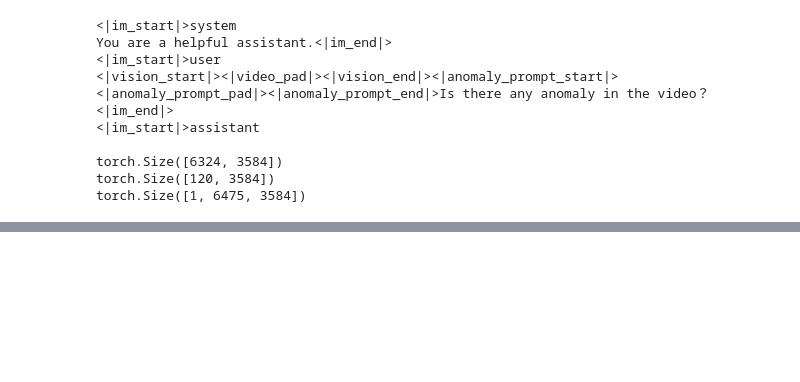
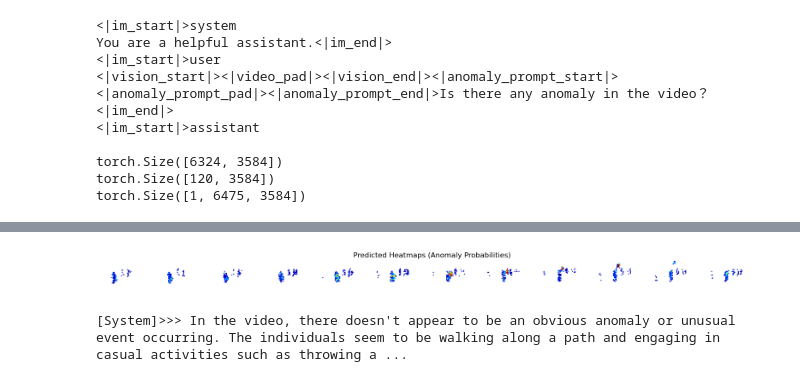
Before and after one commit to momiji-bit/PG-Thesis-PGADV, a Jupyter notebook: Phase_1_Demo.ipynb, the cells around one changed output, grey strips where cells are left out. Saved outputs shown, nothing was run; the diff lists cells and outputs as text; code cells hidden in the pictures; blank space fills up the shorter version.

```diff
--- a/Phase_1_Demo.ipynb
+++ b/Phase_1_Demo.ipynb
@@ -215,0 +217,48 @@ print("[System]>>>"+output_text[0])
+# %%
+import os
+import torch
+import numpy as np
+import cv2
+import matplotlib.pyplot as plt
+
+# 假设 anomaly_maps 和 output_text 已经存在
+T = anomaly_maps.shape[0]
+prob_maps = torch.softmax(anomaly_maps.float(), dim=1)[:, 1].cpu().detach().numpy()  # (B, H, W)
+
+save_dir = "./saved_heatmaps"  # 修改为你想保存的目录
+os.makedirs(save_dir, exist_ok=True)
+
+vis_preds = []
+
+for i in range(T):
+    # 将异常概率归一化到[0,255]，转为uint8
+    heat = (prob_maps[i] * 255).astype(np.uint8)
+
+    # 应用JET色图映射
+    pred_color = cv2.applyColorMap(heat, cv2.COLORMAP_JET)
+
+    # 将像素值为0的位置改为白色（255,255,255）
+    mask_zero = (prob_maps[i] < 0.03)
+    pred_color[mask_zero] = [255, 255, 255]
+
+    # 保存当前帧
+    save_path = os.path.join(save_dir, f"frame_{i:03d}.png")
+    cv2.imwrite(save_path, pred_color)
+
+    vis_preds.append(pred_color)
+
+# 横向拼接显示
+row_pred = cv2.hconcat(vis_preds)
+row_pred_rgb = cv2.cvtColor(row_pred, cv2.COLOR_BGR2RGB)
+
+plt.figure(figsize=(20, 6))
+plt.imshow(row_pred_rgb)
+plt.axis('off')
+plt.title("Predicted Heatmaps (Anomaly Probabilities)")
+plt.show()
+
+# 打印系统输出文本
+print("[System]>>>", output_text[0])
+# %% [output]
+[figure, added]
+[System]>>> In the video, there doesn't appear to be an obvious anomaly or unusual event occurring. The individuals seem to be walking along a path and engaging in casual activities such as throwing a ...
```
Also changed, not shown: parts of 3 cells of this notebook, 1 other file.
